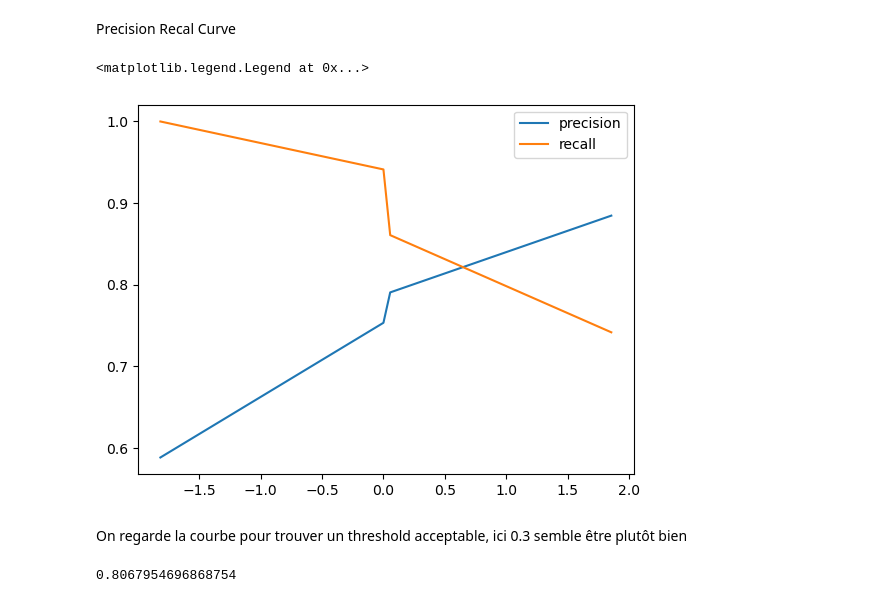
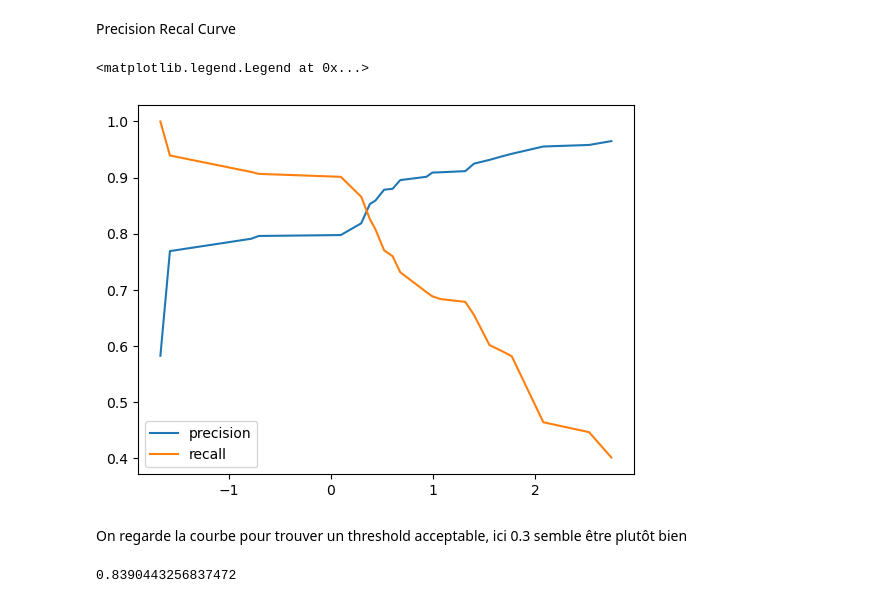
Before and after one commit to Nemios/DataTrek, a Jupyter notebook: DataTrek.ipynb, the cells around one changed output. Cells and saved outputs as stored; diff of their text form; code cells hidden in the pictures.

Commit message:
fin model selection 2

```diff
--- a/DataTrek.ipynb
+++ b/DataTrek.ipynb
@@ -783,0 +787,3 @@ weighted avg       0.78      0.78      0.78      5553
+# %%
+model_gridsearch = make_pipeline(preprocessor, AdaBoostClassifier(estimator=DecisionTreeClassifier(max_depth=3), n_estimators=100, learning_rate=0.001, algorithm="SAMME.R",random_state=0))
+evaluation(model_gridsearch)
@@ -785,23 +803,23 @@ weighted avg       0.78      0.78      0.78      5553
 Precision Recal Curve
 # %%
 from sklearn.metrics import precision_recall_curve
-precision, recall, threshold = precision_recall_curve(y_test, random_search.best_estimator_.decision_function(X_test))
+precision, recall, threshold = precision_recall_curve(y_test, model_gridsearch.decision_function(X_test))
 plt.plot(threshold, precision[:-1], label="precision")
 plt.plot(threshold, recall[:-1], label="recall")
 plt.legend()
 # %% [output]
 <matplotlib.legend.Legend at 0x...>
-[figure, old version]
+[figure, new version]
 # %% [markdown]
 On regarde la courbe pour trouver un threshold acceptable, ici 0.3 semble être plutôt bien
 # %%
 def model_final(model, X,threshold=0):
     return model.decision_function(X) > threshold
 # %%
-y_pred = model_final(random_search.best_estimator_, X_test, threshold=0.3)
+y_pred = model_final(model_gridsearch, X_test, threshold=0.3)
 f1_score(y_test, y_pred)
 # %% [output]
-0.8067954696868754
+0.8390443256837472
 # %%
 from sklearn.metrics import recall_score
 recall_score(y_test, y_pred)
```
Also changed, not shown: parts of 7 cells of this notebook.
